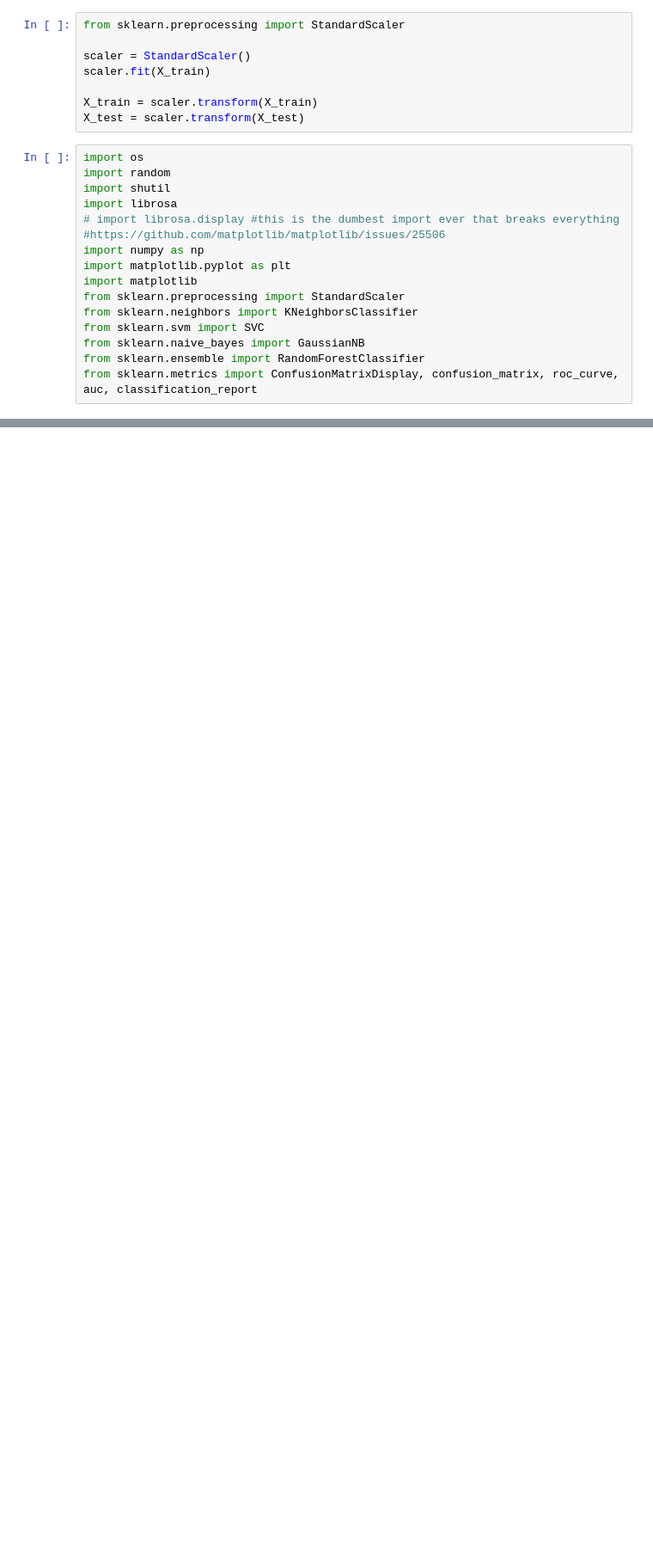
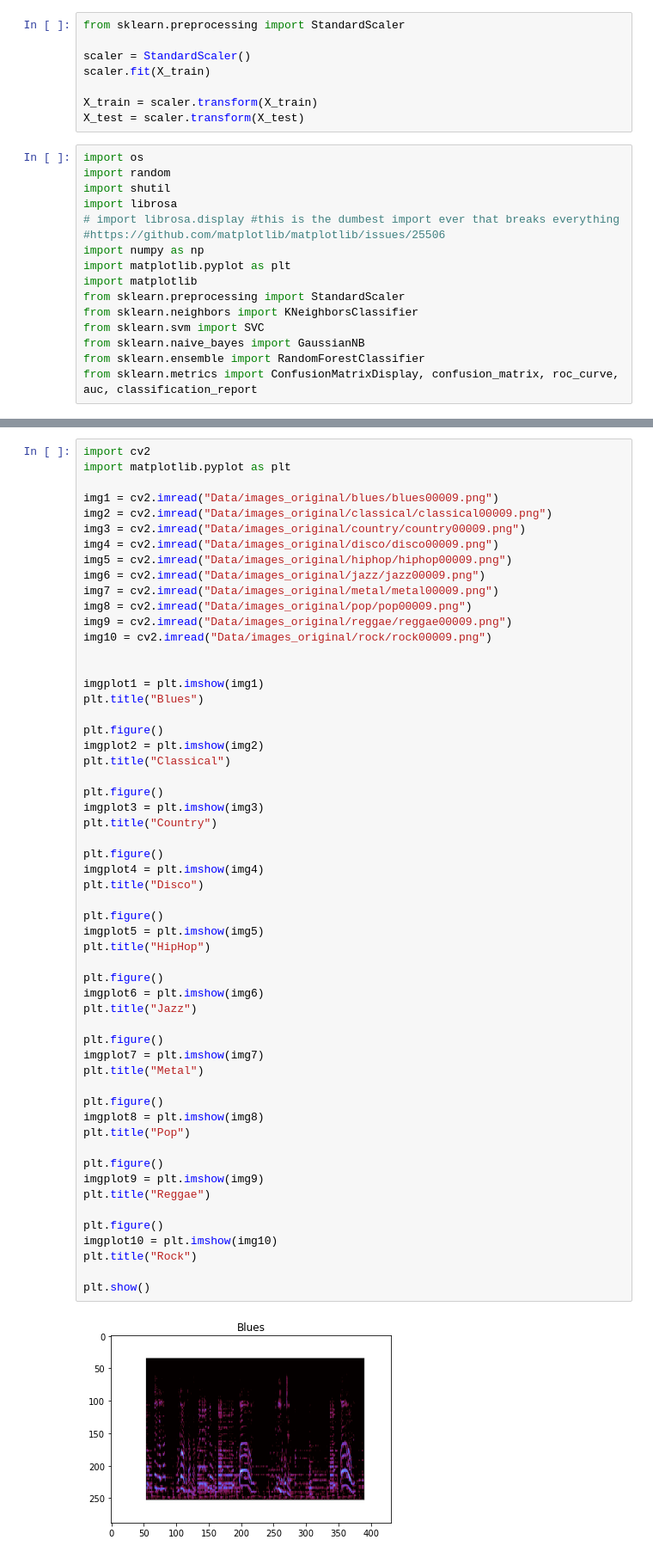
Before and after one commit to MesaJonathan/Genre-Classifier, a Jupyter notebook: main.ipynb, the cells around one changed output, grey strips where cells are left out. Shown at 86% size. Saved outputs shown, nothing was run; the diff lists cells and outputs as text; blank space fills up the shorter version.

Commit message:
added feature extraction and eda for images

```diff
--- a/main.ipynb
+++ b/main.ipynb
@@ -256,0 +341,58 @@ weighted avg       0.54      0.55      0.53       300
+# %%
+import cv2
+import matplotlib.pyplot as plt
+
+img1 = cv2.imread("Data/images_original/blues/blues00009.png")
+img2 = cv2.imread("Data/images_original/classical/classical00009.png")
+img3 = cv2.imread("Data/images_original/country/country00009.png")
+img4 = cv2.imread("Data/images_original/disco/disco00009.png")
+img5 = cv2.imread("Data/images_original/hiphop/hiphop00009.png")
+img6 = cv2.imread("Data/images_original/jazz/jazz00009.png")
+img7 = cv2.imread("Data/images_original/metal/metal00009.png")
+img8 = cv2.imread("Data/images_original/pop/pop00009.png")
+img9 = cv2.imread("Data/images_original/reggae/reggae00009.png")
+img10 = cv2.imread("Data/images_original/rock/rock00009.png")
+
+
+imgplot1 = plt.imshow(img1)
+plt.title("Blues")
+
+plt.figure()
+imgplot2 = plt.imshow(img2)
+plt.title("Classical")
+
+plt.figure()
+imgplot3 = plt.imshow(img3)
+plt.title("Country")
+
+plt.figure()
+imgplot4 = plt.imshow(img4)
+plt.title("Disco")
+
+plt.figure()
+imgplot5 = plt.imshow(img5)
+plt.title("HipHop")
+
+plt.figure()
+imgplot6 = plt.imshow(img6)
+plt.title("Jazz")
+
+plt.figure()
+imgplot7 = plt.imshow(img7)
+plt.title("Metal")
+
+plt.figure()
+imgplot8 = plt.imshow(img8)
+plt.title("Pop")
+
+plt.figure()
+imgplot9 = plt.imshow(img9)
+plt.title("Reggae")
+
+plt.figure()
+imgplot10 = plt.imshow(img10)
+plt.title("Rock")
+
+plt.show()
+# %% [output]
+[figure, added]
```
Also changed, not shown: parts of 28 cells of this notebook.
